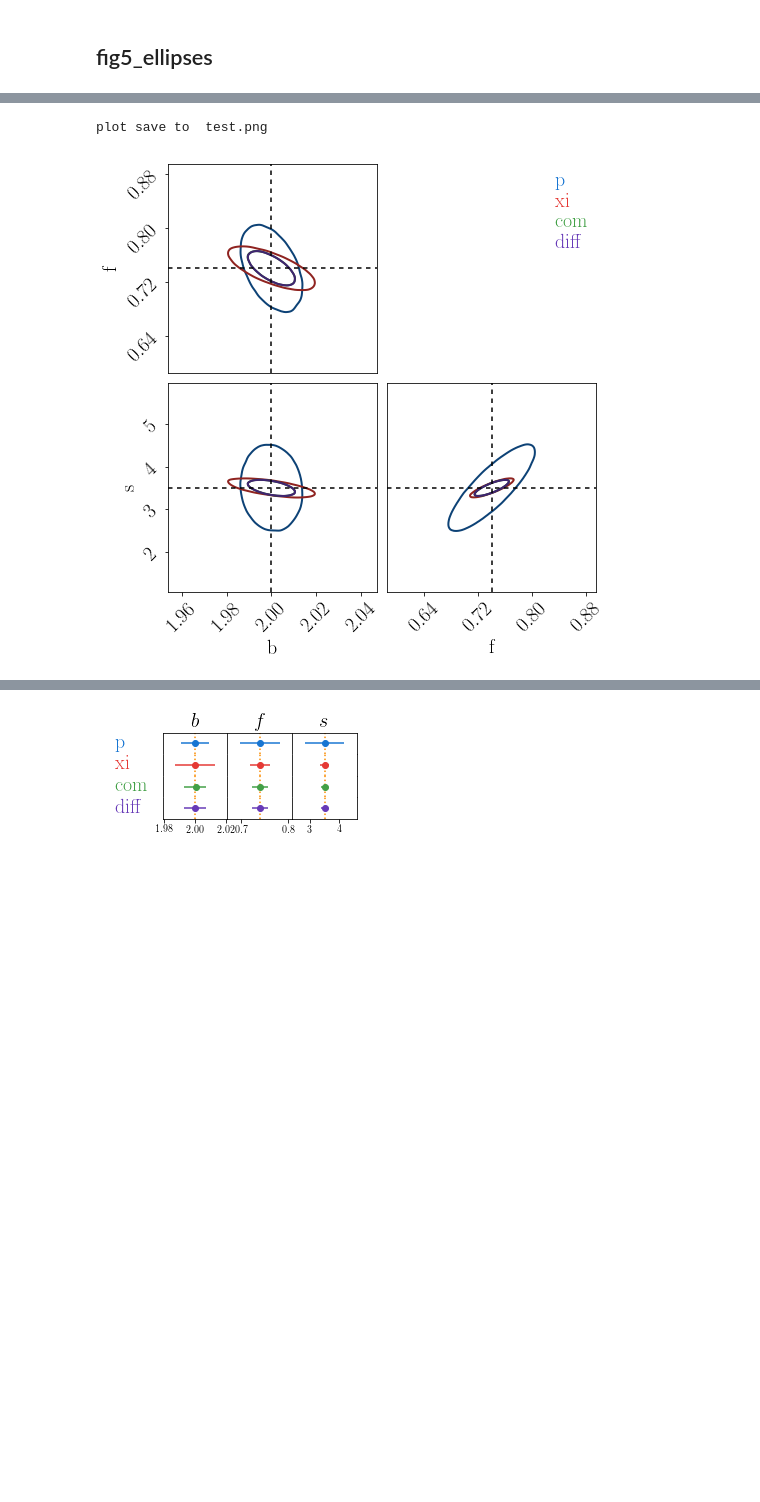
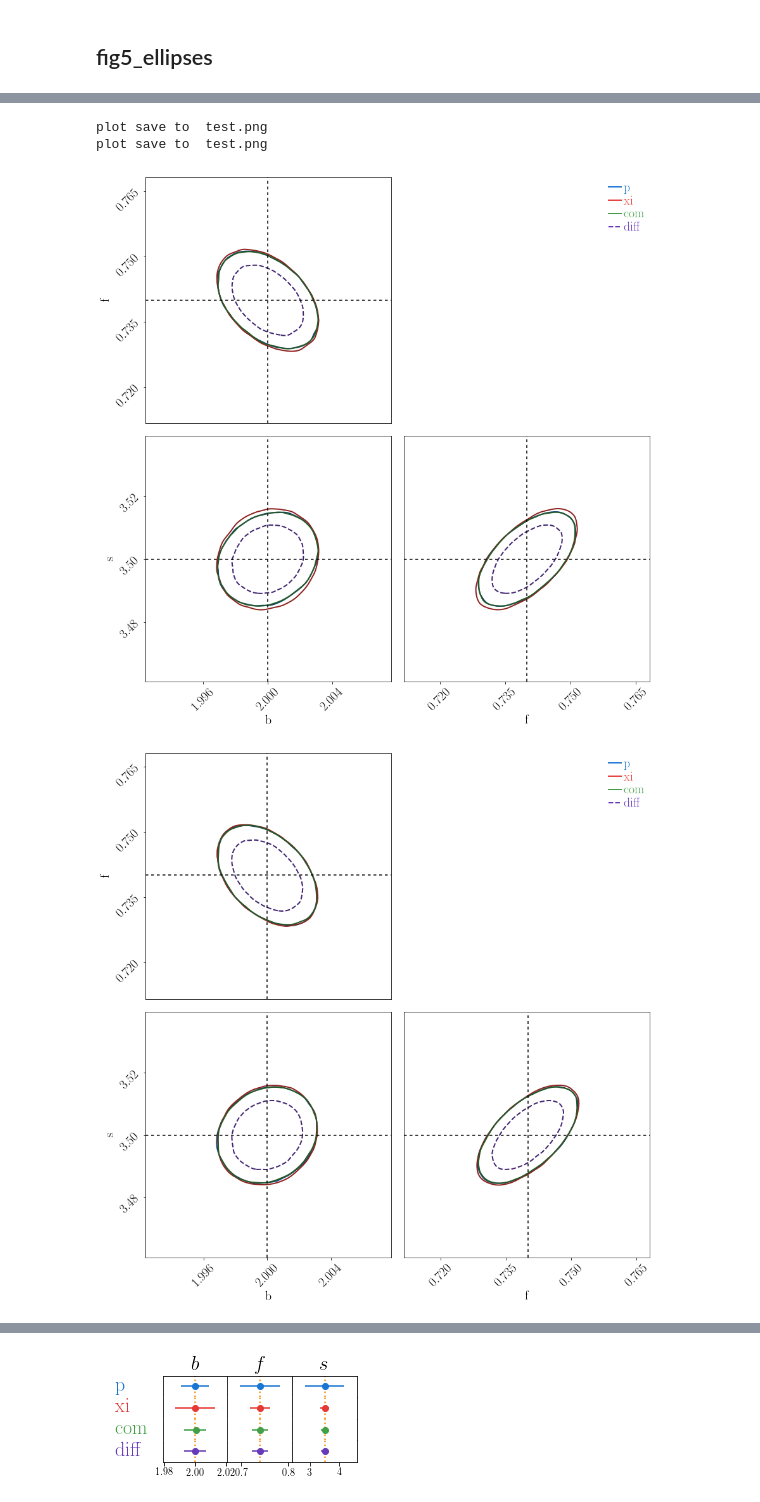
Before and after one commit to sujeong-lee/SNR, a Jupyter notebook: notebook/plotting_ellipse.ipynb, the cells around one changed output, grey strips where cells are left out. Saved outputs shown, nothing was run; the diff lists cells and outputs as text; code cells hidden in the pictures; blank space fills up the shorter version.

```diff
--- a/notebook/plotting_ellipse.ipynb
+++ b/notebook/plotting_ellipse.ipynb
@@ -26,5 +23,3 @@ The autoreload extension is already loaded. To reload it, use:
 # %%
 import fitsio
 from plot_chain import plot_triple
-# %%
-data = fitsio.read('../output_demo/output.fits')
@@ -50,16 +35,38 @@ datadiff = np.random.multivariate_normal(mean, covdiff, size = 500000 )
 # %%
-chains = [datap, dataxi, datatot, datadiff]
-params_names = [['b', 'f', 's'], ['b', 'f', 's'], ['b', 'f', 's'], ['b', 'f', 's']]
-params_fid = [2.0, 0.74, 3.5]
-figname = 'test.png'
-chain_names = ['p', 'xi', 'com', 'diff']
-colors = ['b', 'r', 'g', 'purple']
 
-c = plot_triple(chains, params_names, params_fid, figname,
-    keep=None, extents = None, chain_names=chain_names, plot_hists=False,
-    blind= None, shade_alpha = [0,0,0,0], figsize=(7,7), summary=None, sigmas=[0,1],
-    shade = None, colors = colors, linestyles = None, linewidths=[2,2,2,2], kde = None,
-    legend_location=None, flip=False )
+def plotting_ellipse(data, keep = [0,1,2]):
+
+    covtot = data['cov_params_tot_direct'][:keep[-1]+1, :keep[-1]+1]
+    covdiff = data['cov_params_diff_direct'][:keep[-1]+1, :keep[-1]+1]
+    covp = data['cov_params_p_direct'][:keep[-1]+1, :keep[-1]+1]
+    covxi = data['cov_params_Xi_direct'][:keep[-1]+1, :keep[-1]+1]
+    mean = [2, 0.74, 3.5, 1./0.0003][:keep[-1]+1]
+
+    datap = np.random.multivariate_normal(mean, covp, size = 500000 )
+    dataxi = np.random.multivariate_normal(mean, covxi, size = 500000 )
+    datatot = np.random.multivariate_normal(mean, covtot, size = 500000 )
+    datadiff = np.random.multivariate_normal(mean, covdiff, size = 500000 )
+
+    chains = [datap, dataxi, datatot, datadiff]
+    params_names = ['b', 'f', 's', '1/n'][:keep[-1]+1]
+    params_names_list = [ params_names, params_names, params_names, params_names ]
+    params_fid = [2.0, 0.74, 3.5, 0.0003]
+    figname = 'test.png'
+    chain_names = ['p', 'xi', 'com', 'diff']
+    colors = ['b', 'r', 'g', 'purple']
+
+    c = plot_triple(chains, params_names_list, params_fid, figname,
+        keep=keep, extents = None, chain_names=chain_names, plot_hists=False,
+        blind= None, shade_alpha = [0,0,0,0], figsize=(13,13), summary=None, sigmas=[1],
+        shade = None, colors = colors, linestyles = ['-', '-', '-', '--'], linewidths=[2,2,2,2], kde = None,
+        legend_location=None, flip=False )
-# %% [output]
-plot save to  test.png
-[figure, removed]
+# %%
+data = fitsio.read('../output_full//output_bfs.fits')
+plotting_ellipse(data)
+data = fitsio.read('../output_full//output_nn.fits')
+plotting_ellipse(data, keep=[0,1,2])
+# %% [output]
+plot save to  test.png
+plot save to  test.png
+[figure, added]
+[figure, added]
```
Also changed, not shown: parts of 9 cells of this notebook, 10 other files.
